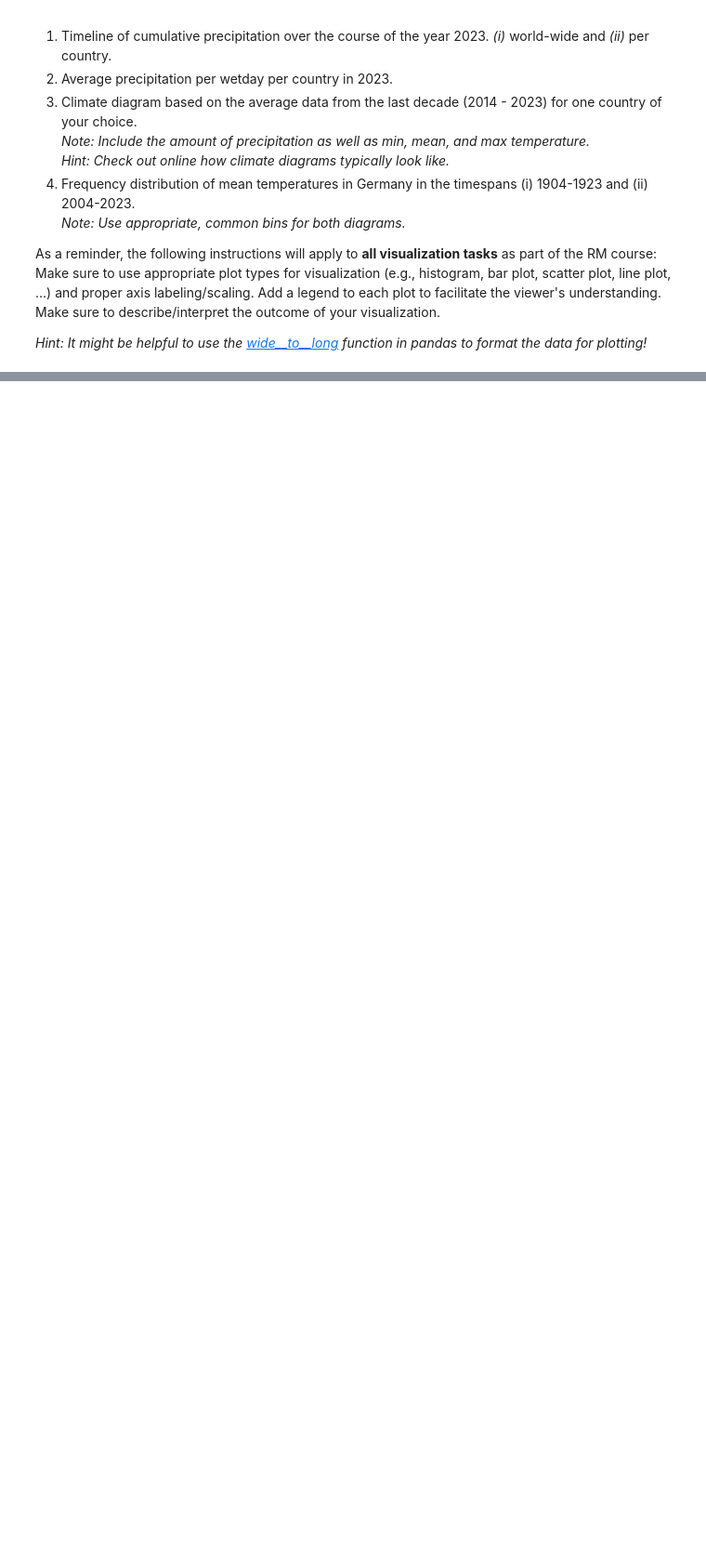
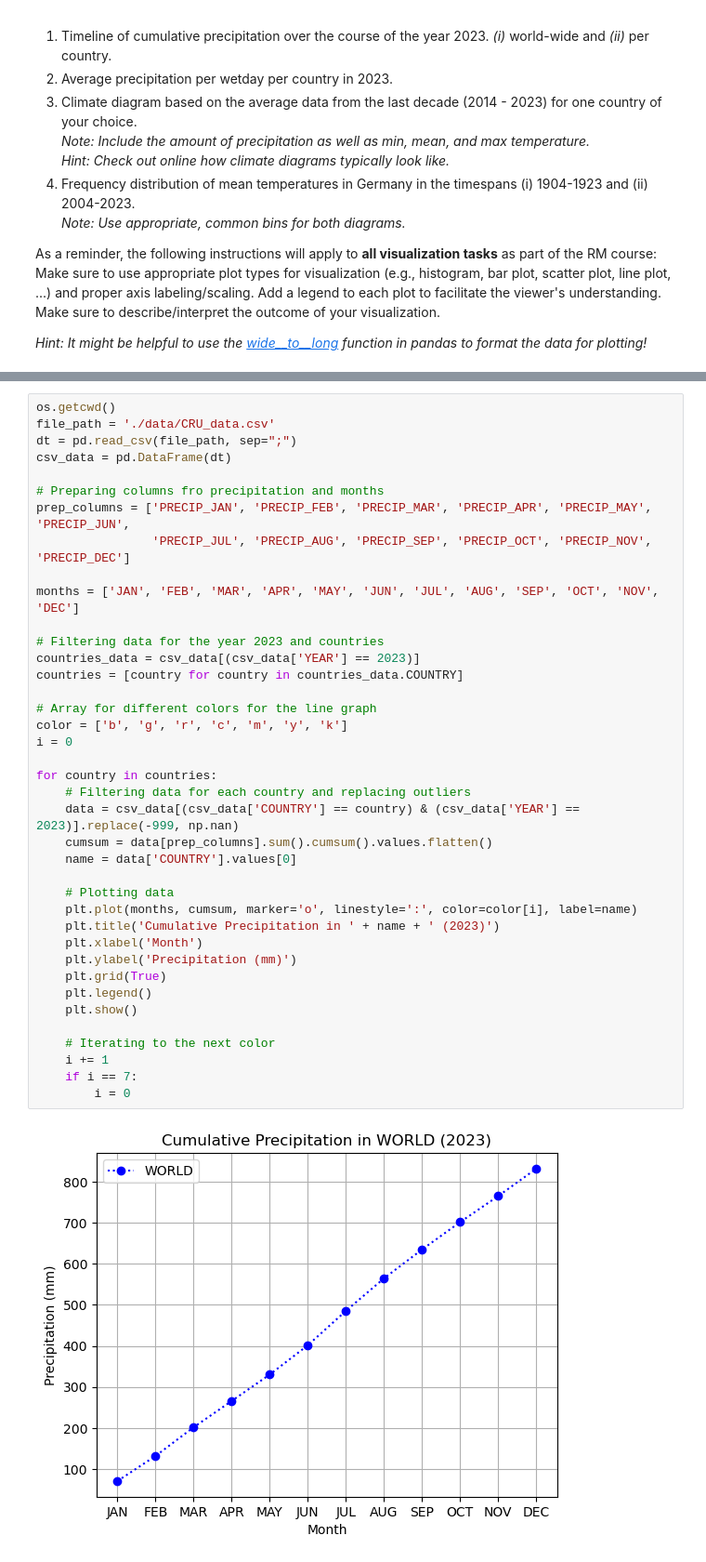
Before and after one commit to mpn1008/RM_assignments, a Jupyter notebook: RM_A02_NMPN/RM_A02_Group.ipynb, the cells around one changed output, grey strips where cells are left out. Shown at 93% size. Cells and saved outputs as stored; diff of their text form; blank space fills up the shorter version.

```diff
--- a/RM_A02_NMPN/RM_A02_Group.ipynb
+++ b/RM_A02_NMPN/RM_A02_Group.ipynb
@@ -134,0 +141,41 @@ _Hint: It might be helpful to use the [wide__to__long](https://pandas.pydata.org
+# %%
+os.getcwd()
+file_path = './data/CRU_data.csv'
+dt = pd.read_csv(file_path, sep=";")
+csv_data = pd.DataFrame(dt)
+
+# Preparing columns fro precipitation and months
+prep_columns = ['PRECIP_JAN', 'PRECIP_FEB', 'PRECIP_MAR', 'PRECIP_APR', 'PRECIP_MAY', 'PRECIP_JUN',
+                'PRECIP_JUL', 'PRECIP_AUG', 'PRECIP_SEP', 'PRECIP_OCT', 'PRECIP_NOV', 'PRECIP_DEC']
+
+months = ['JAN', 'FEB', 'MAR', 'APR', 'MAY', 'JUN', 'JUL', 'AUG', 'SEP', 'OCT', 'NOV', 'DEC']
+
+# Filtering data for the year 2023 and countries
+countries_data = csv_data[(csv_data['YEAR'] == 2023)]
+countries = [country for country in countries_data.COUNTRY]
+
+# Array for different colors for the line graph
+color = ['b', 'g', 'r', 'c', 'm', 'y', 'k']
+i = 0
+
+for country in countries:
+    # Filtering data for each country and replacing outliers
+    data = csv_data[(csv_data['COUNTRY'] == country) & (csv_data['YEAR'] == 2023)].replace(-999, np.nan)
+    cumsum = data[prep_columns].sum().cumsum().values.flatten()
+    name = data['COUNTRY'].values[0]
+
+    # Plotting data
+    plt.plot(months, cumsum, marker='o', linestyle=':', color=color[i], label=name)
+    plt.title('Cumulative Precipitation in ' + name + ' (2023)')
+    plt.xlabel('Month')
+    plt.ylabel('Precipitation (mm)')
+    plt.grid(True)
+    plt.legend()
+    plt.show()
+
+    # Iterating to the next color
+    i += 1
+    if i == 7:
+        i = 0
+# %% [output]
+[figure, added]
```
Also changed, not shown: parts of 13 cells of this notebook.
